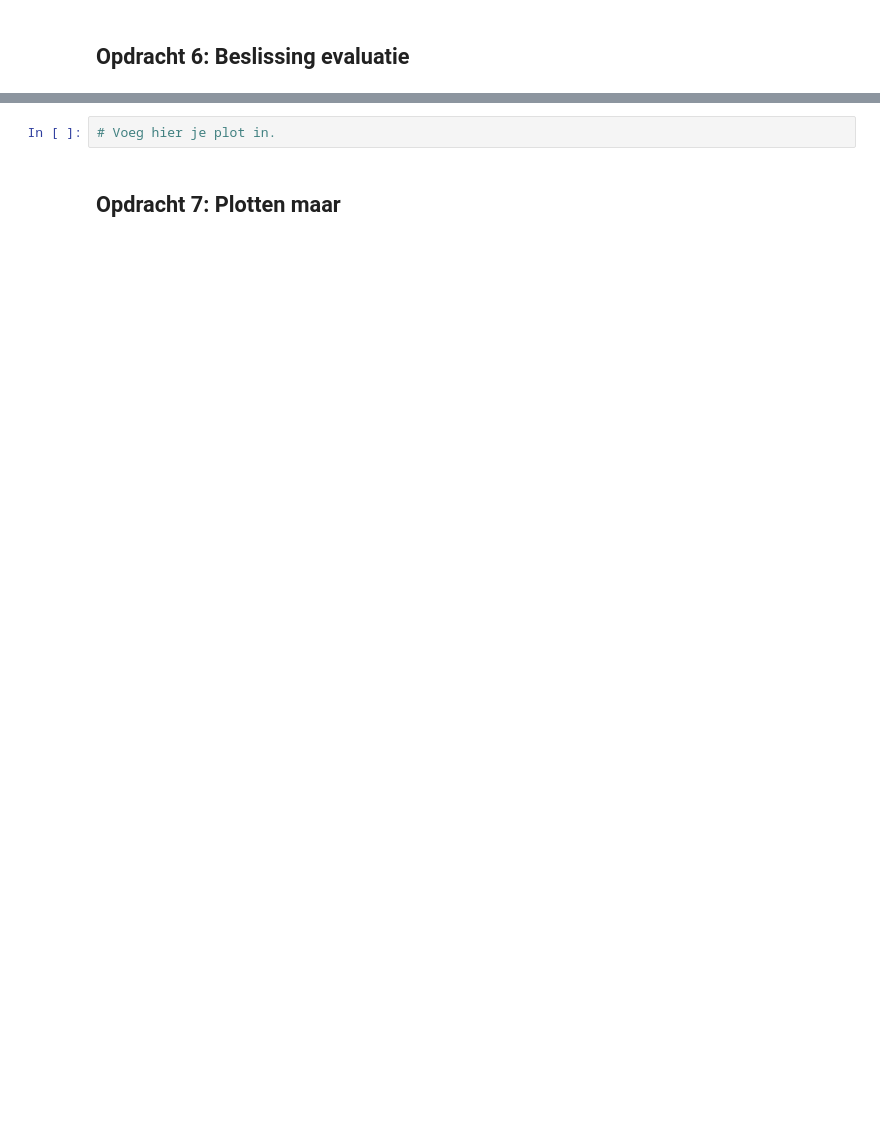
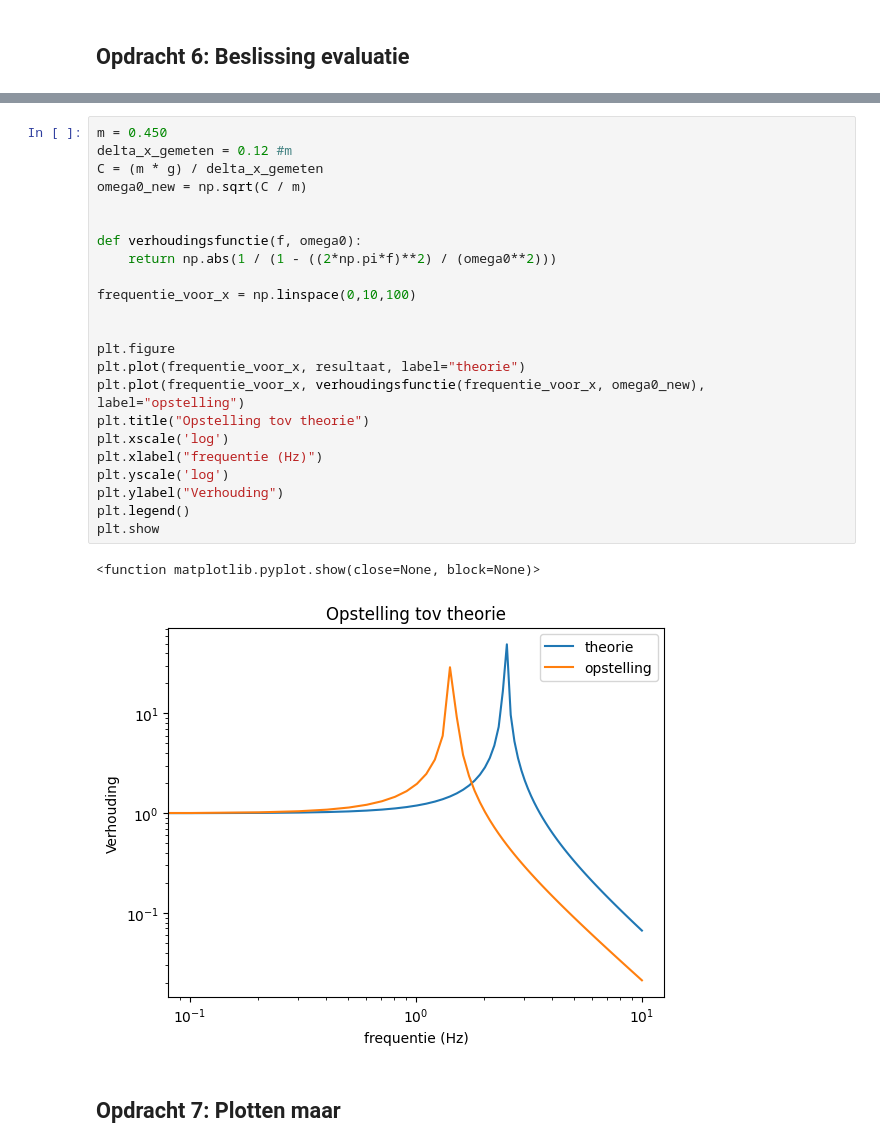
Before and after one commit to OLvanVelze/opdrachten-DEF-D-OVV, a Jupyter notebook: FysiekeOntwerpopdrachten/5MaakEenOpstellingTrillingsvrij/Ontwerpopdracht5MaakEenOpstellingTrillingsvrijInvulTemplate.ipynb, the cells around one changed output, grey strips where cells are left out. Cells and saved outputs as stored; diff of their text form; blank space fills up the shorter version.

Commit message:
plot ziet er best redelijk uit

```diff
--- a/FysiekeOntwerpopdrachten/5MaakEenOpstellingTrillingsvrij/Ontwerpopdracht5MaakEenOpstellingTrillingsvrijInvulTemplate.ipynb
+++ b/FysiekeOntwerpopdrachten/5MaakEenOpstellingTrillingsvrij/Ontwerpopdracht5MaakEenOpstellingTrillingsvrijInvulTemplate.ipynb
@@ -166,7 +168,31 @@ Deze grafiek heb je later weer nodig om je gemeten punten aan toe te voegen. Ga
 
 Als je hier negatief geantwoord hebt, kopieer onder deze cel dan alle cellen van Synthese tot en met Evaluation & decision en doorloop dat deel van het ontwerp proces nogmaals.
 # %%
-# Voeg hier je plot in.
+m = 0.450
+delta_x_gemeten = 0.12 #m
+C = (m * g) / delta_x_gemeten
+omega0_new = np.sqrt(C / m)
+
+
+def verhoudingsfunctie(f, omega0):
+    return np.abs(1 / (1 - ((2*np.pi*f)**2) / (omega0**2)))
+
+frequentie_voor_x = np.linspace(0,10,100)
+
+
+plt.figure
+plt.plot(frequentie_voor_x, resultaat, label="theorie")
+plt.plot(frequentie_voor_x, verhoudingsfunctie(frequentie_voor_x, omega0_new), label="opstelling")
+plt.title("Opstelling tov theorie")
+plt.xscale('log')
+plt.xlabel("frequentie (Hz)")
+plt.yscale('log')
+plt.ylabel("Verhouding")
+plt.legend()
+plt.show
+# %% [output]
+<function matplotlib.pyplot.show(close=None, block=None)>
+[figure, added]
 # %% [markdown]
 ## Opdracht 7: Plotten maar
 # %%
```
Also changed, not shown: parts of 2 cells of this notebook.
